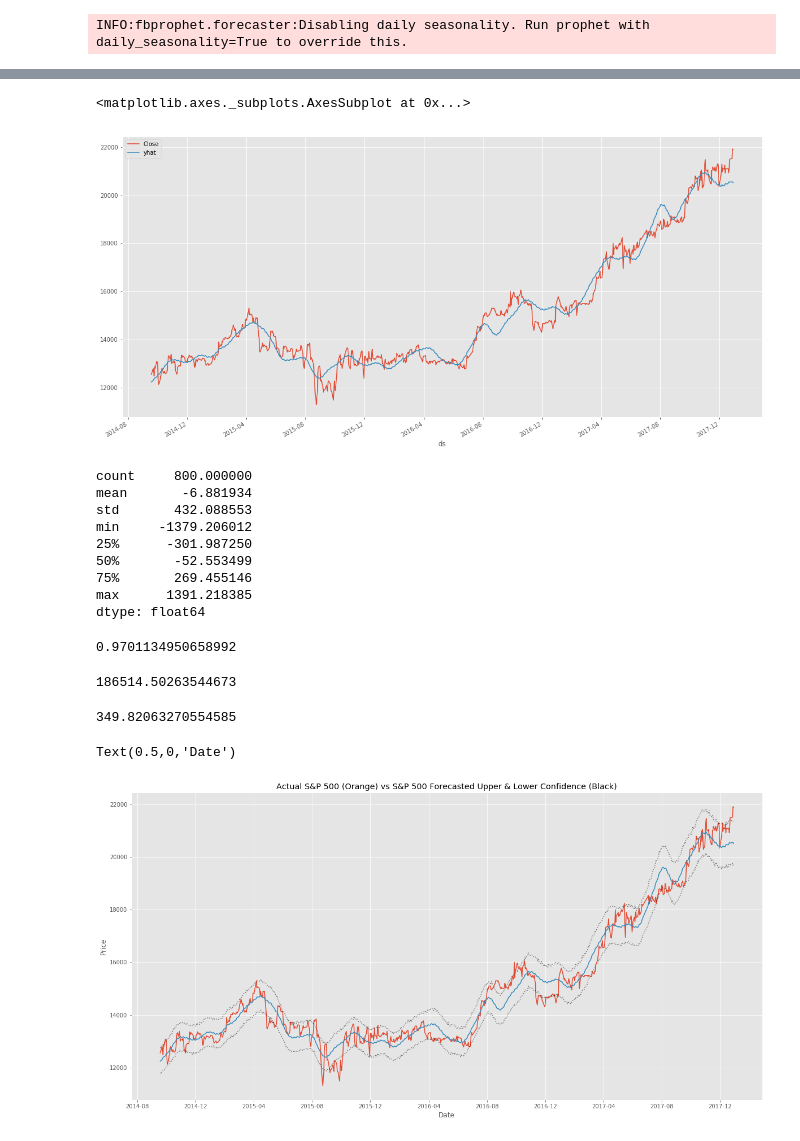
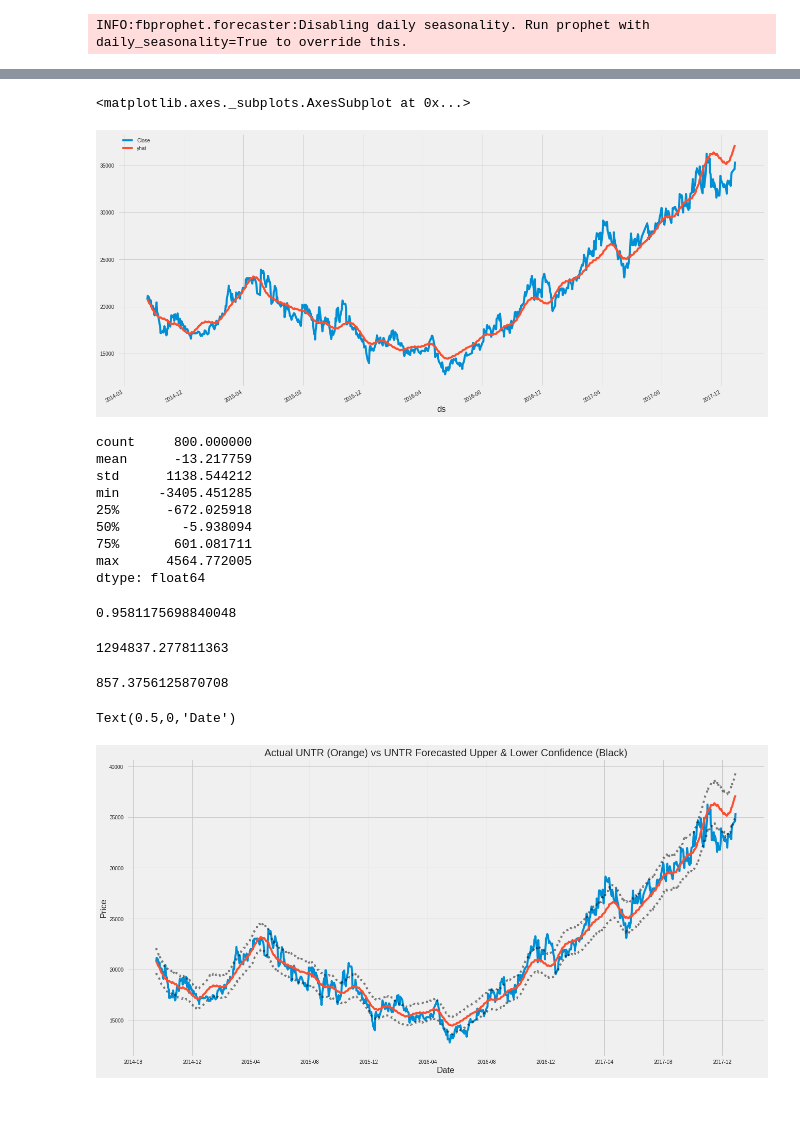
Before and after one commit to rubiagatra/stock-ticker-id, a Jupyter notebook: stock-prediction/Best Growth Stock Prediction Analysis Using Prophet.ipynb, the cells around one changed output, grey strips where cells are left out. Cells and saved outputs as stored; diff of their text form; code cells hidden in the pictures; blank space fills up the shorter version.

```diff
--- a/stock-prediction/Best Growth Stock Prediction Analysis Using Prophet.ipynb
+++ b/stock-prediction/Best Growth Stock Prediction Analysis Using Prophet.ipynb
@@ -9,7 +11,7 @@ from sklearn.metrics import mean_squared_error, r2_score, mean_absolute_error
 %matplotlib inline
 
 plt.rcParams['figure.figsize']=(20,10)
-plt.style.use('ggplot')
+plt.style.use('fivethirtyeight')
 # %%
 import pandas_datareader.data as web
 import datetime
@@ -17,7 +19,7 @@ import datetime
 start = datetime.datetime(2010, 1, 1)
 end = datetime.datetime(2018, 1, 1)
 
-df = web.DataReader('BBCA', 'google', start, end)
+df = web.DataReader('UNTR', 'google', start, end)
 
 print(df.head())
 # %% [output]
@@ -87,42 +88,42 @@ two_years
 two_years[['Close', 'yhat']].plot()
 # %% [output]
 <matplotlib.axes._subplots.AxesSubplot at 0x...>
-[figure, old version]
+[figure, new version]
 # %%
 two_years_AE = (two_years.yhat - two_years.Close)
 print(two_years_AE.describe())
 # %% [output]
 count     800.000000
-mean       -6.881934
-std       432.088553
-min     -1379.206012
-25%      -301.987250
-50%       -52.553499
-75%       269.455146
-max      1391.218385
+mean      -13.217759
+std      1138.544212
+min     -3405.451285
+25%      -672.025918
+50%        -5.938094
+75%       601.081711
+max      4564.772005
 dtype: float64
 # %%
 r2_score(two_years.Close, two_years.yhat)
 # %% [output]
-0.9701134950658992
+0.9581175698840048
 # %%
 mean_squared_error(two_years.Close, two_years.yhat)
 # %% [output]
-186514.50263544673
+1294837.277811363
 # %%
 mean_absolute_error(two_years.Close, two_years.yhat)
 # %% [output]
-349.82063270554585
+857.3756125870708
 # %%
 fig, ax1 = plt.subplots()
 ax1.plot(two_years.Close)
 ax1.plot(two_years.yhat)
 ax1.plot(two_years.yhat_upper, color='black',  linestyle=':', alpha=0.5)
 ax1.plot(two_years.yhat_lower, color='black',  linestyle=':', alpha=0.5)
 
-ax1.set_title('Actual S&P 500 (Orange) vs S&P 500 Forecasted Upper & Lower Confidence (Black)')
+ax1.set_title('Actual UNTR (Orange) vs UNTR Forecasted Upper & Lower Confidence (Black)')
 ax1.set_ylabel('Price')
 ax1.set_xlabel('Date')
 # %% [output]
 Text(0.5,0,'Date')
-[figure, old version]
+[figure, new version]
```
Also changed, not shown: parts of 7 cells of this notebook, 2 other files.
